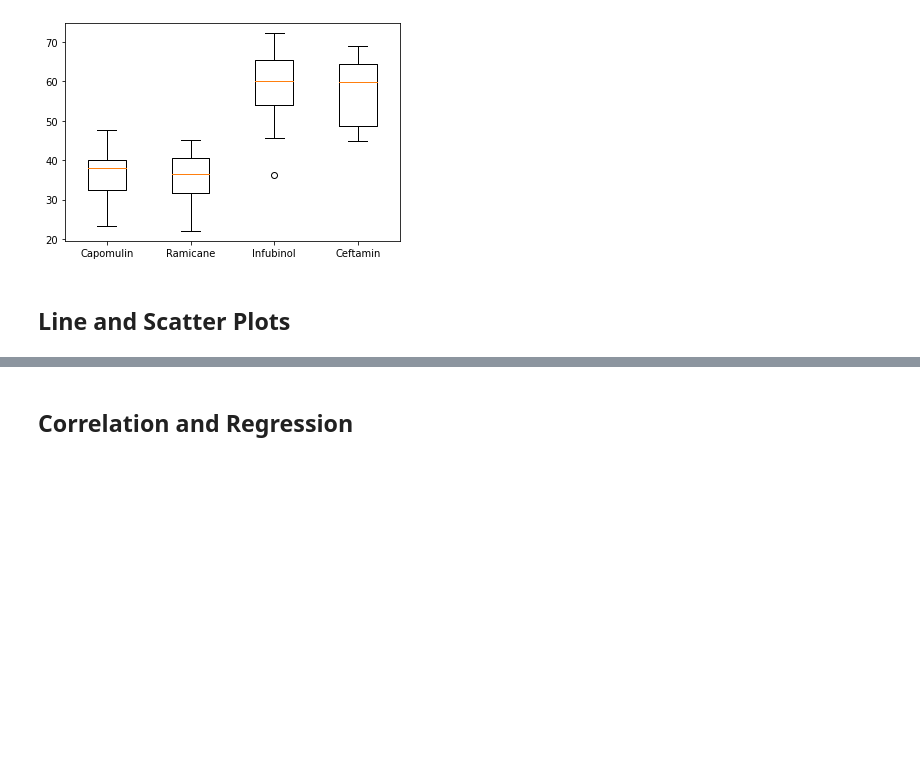
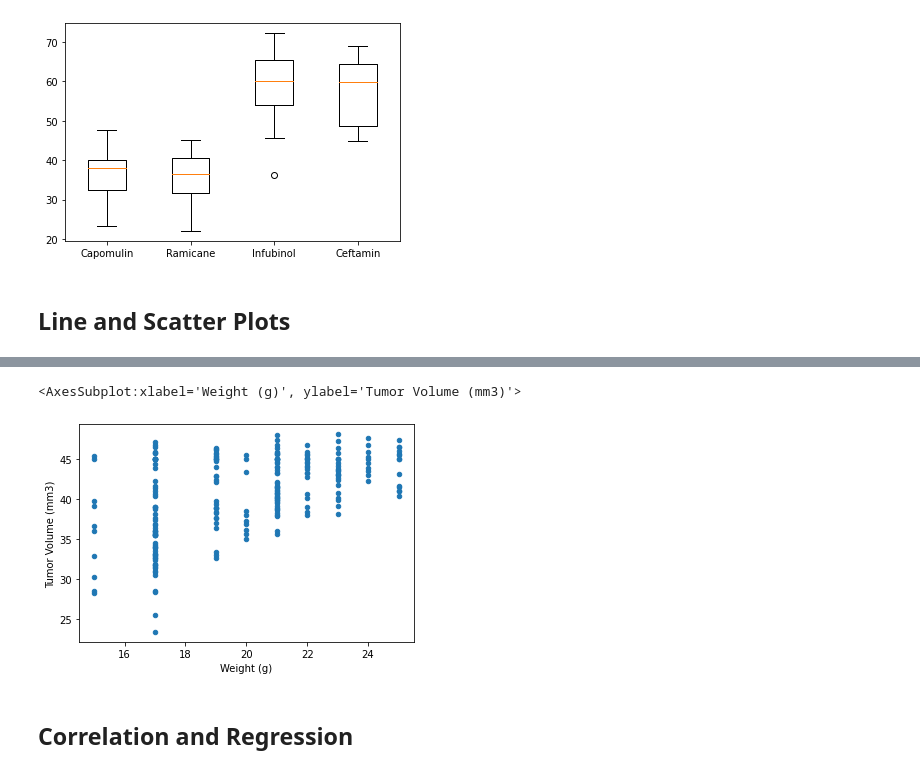
Before and after one commit to AnneNiemiec/Matplotlib, a Jupyter notebook: pymaceuticals.ipynb, the cells around one changed output, grey strips where cells are left out. Drawn from its saved outputs; the diff is of its cells as text; code cells hidden in the pictures; blank space fills up the shorter version.

```diff
--- a/pymaceuticals.ipynb
+++ b/pymaceuticals.ipynb
@@ -319,4 +330,9 @@ TypeError: 'DataFrame' object is not callable
 # %%
 # Generate a scatter plot of average tumor volume vs. mouse weight for the Capomulin regimen
+df_average_Capomulin=df_regimen_Capomulin.groupby("Mouse ID").mean()
+df_regimen_Capomulin.plot.scatter("Weight (g)","Tumor Volume (mm3)")
+# %% [output]
+<AxesSubplot:xlabel='Weight (g)', ylabel='Tumor Volume (mm3)'>
+[figure, added]
 # %% [markdown]
 ## Correlation and Regression
```
Also changed, not shown: parts of 4 cells of this notebook.
